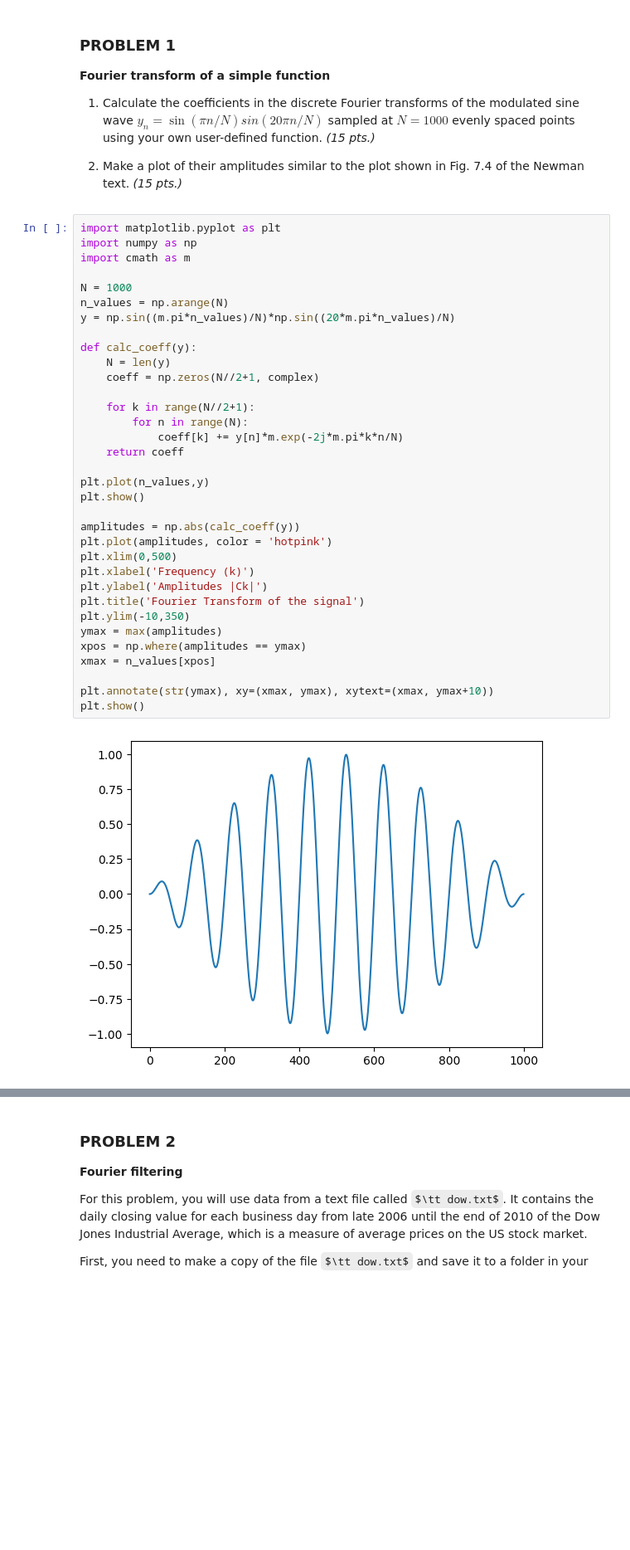
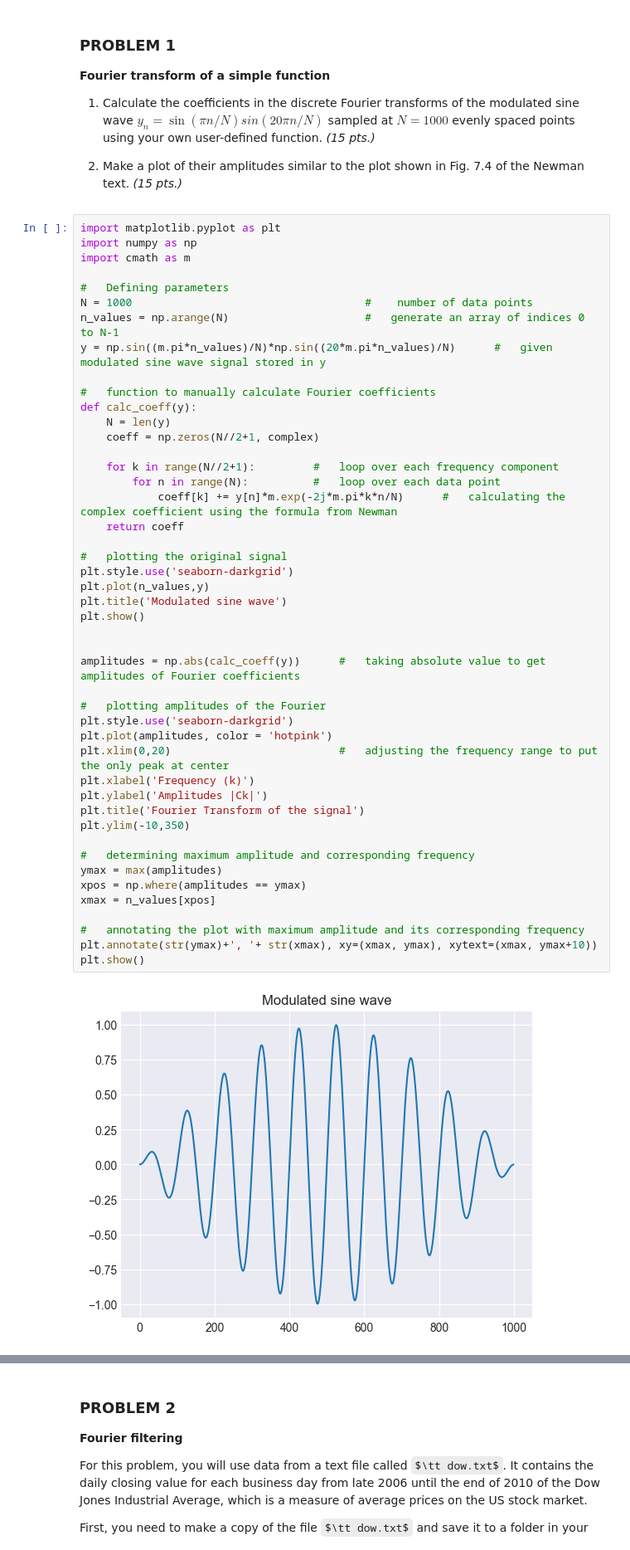
Before and after one commit to aiquiamjot/App_Physics155, a Jupyter notebook: lab assignments/lab_assignment_module3.ipynb, the cells around one changed output, grey strips where cells are left out. Shown at 83% size. Drawn from its saved outputs; the diff is of its cells as text; some formulas as TeX source; blank space fills up the shorter version.

```diff
--- a/lab assignments/lab_assignment_module3.ipynb
+++ b/lab assignments/lab_assignment_module3.ipynb
@@ -39,36 +39,48 @@ _Date and Time Scored (MM/DD/YYYY HH:MM AM/PM):_
 # %%
 import matplotlib.pyplot as plt
 import numpy as np
 import cmath as m
 
-N = 1000
-n_values = np.arange(N)
-y = np.sin((m.pi*n_values)/N)*np.sin((20*m.pi*n_values)/N)
+#   Defining parameters
+N = 1000                                    #    number of data points
+n_values = np.arange(N)                     #   generate an array of indices 0 to N-1
+y = np.sin((m.pi*n_values)/N)*np.sin((20*m.pi*n_values)/N)      #   given modulated sine wave signal stored in y
 
+#   function to manually calculate Fourier coefficients
 def calc_coeff(y):
     N = len(y)
     coeff = np.zeros(N//2+1, complex)
 
-    for k in range(N//2+1):
-        for n in range(N):
-            coeff[k] += y[n]*m.exp(-2j*m.pi*k*n/N)
+    for k in range(N//2+1):         #   loop over each frequency component
+        for n in range(N):          #   loop over each data point
+            coeff[k] += y[n]*m.exp(-2j*m.pi*k*n/N)      #   calculating the complex coefficient using the formula from Newman
     return coeff
 
+#   plotting the original signal
+plt.style.use('seaborn-darkgrid')
 plt.plot(n_values,y)
+plt.title('Modulated sine wave')
 plt.show()
 
-amplitudes = np.abs(calc_coeff(y))
+
+amplitudes = np.abs(calc_coeff(y))      #   taking absolute value to get amplitudes of Fourier coefficients
+
+#   plotting amplitudes of the Fourier
+plt.style.use('seaborn-darkgrid')
 plt.plot(amplitudes, color = 'hotpink')
-plt.xlim(0,500)
+plt.xlim(0,20)                          #   adjusting the frequency range to put the only peak at center
 plt.xlabel('Frequency (k)')
 plt.ylabel('Amplitudes |Ck|')
 plt.title('Fourier Transform of the signal')
 plt.ylim(-10,350)
+
+#   determining maximum amplitude and corresponding frequency
 ymax = max(amplitudes)
 xpos = np.where(amplitudes == ymax)
 xmax = n_values[xpos]
 
-plt.annotate(str(ymax), xy=(xmax, ymax), xytext=(xmax, ymax+10))
+#   annotating the plot with maximum amplitude and its corresponding frequency
+plt.annotate(str(ymax)+', '+ str(xmax), xy=(xmax, ymax), xytext=(xmax, ymax+10))
 plt.show()
 # %% [output]
-[figure, old version]
+[figure, new version]
```
Also changed, not shown: parts of 9 cells of this notebook.
